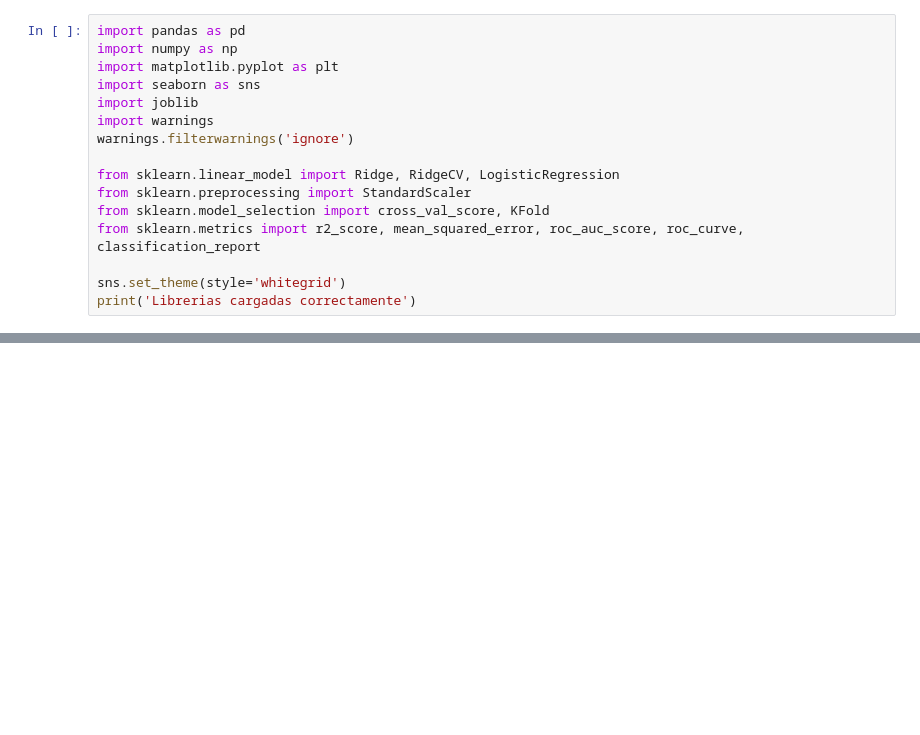
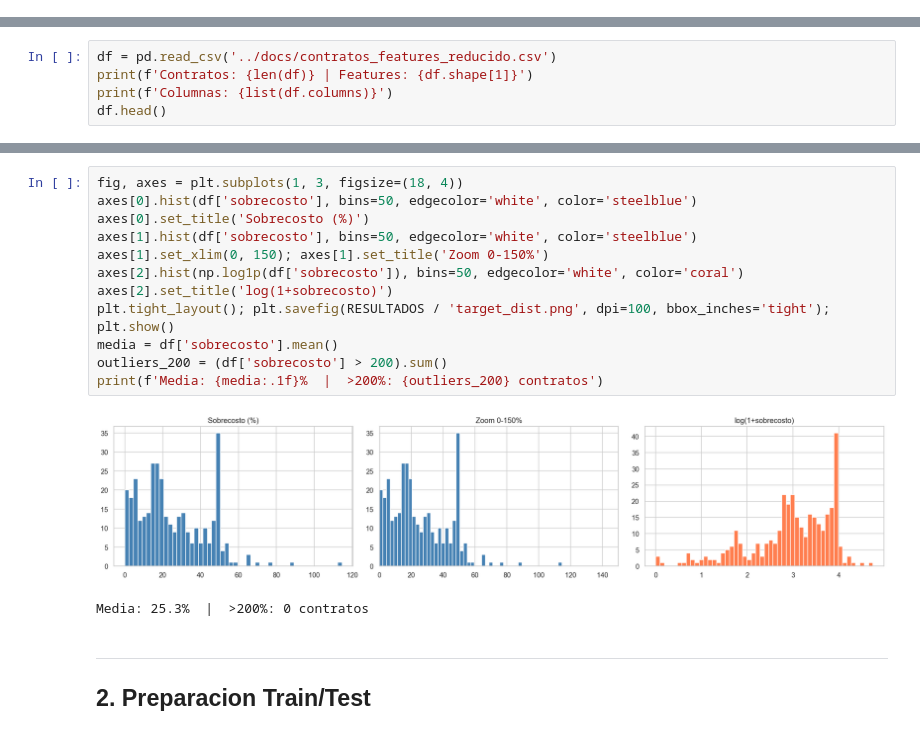
Before and after one commit to sanan1297/risk_project, a Jupyter notebook: estudio_modelos/modelo_final.ipynb, the cells around one changed output, grey strips where cells are left out. Saved outputs shown, nothing was run; the diff lists cells and outputs as text; blank space fills up the shorter version.

```diff
--- a/estudio_modelos/modelo_final.ipynb
+++ b/estudio_modelos/modelo_final.ipynb
@@ -15,16 +0,0 @@
-# %%
-import pandas as pd
-import numpy as np
-import matplotlib.pyplot as plt
-import seaborn as sns
-import joblib
-import warnings
-warnings.filterwarnings('ignore')
-
-from sklearn.linear_model import Ridge, RidgeCV, LogisticRegression
-from sklearn.preprocessing import StandardScaler
-from sklearn.model_selection import cross_val_score, KFold
-from sklearn.metrics import r2_score, mean_squared_error, roc_auc_score, roc_curve, classification_report
-
-sns.set_theme(style='whitegrid')
-print('Librerias cargadas correctamente')
@@ -330,0 +61,5 @@ Artefactos guardados en ../models
+# %%
+df = pd.read_csv('../docs/contratos_features_reducido.csv')
+print(f'Contratos: {len(df)} | Features: {df.shape[1]}')
+print(f'Columnas: {list(df.columns)}')
+df.head()
@@ -330,0 +76,18 @@ Artefactos guardados en ../models
+# %%
+fig, axes = plt.subplots(1, 3, figsize=(18, 4))
+axes[0].hist(df['sobrecosto'], bins=50, edgecolor='white', color='steelblue')
+axes[0].set_title('Sobrecosto (%)')
+axes[1].hist(df['sobrecosto'], bins=50, edgecolor='white', color='steelblue')
+axes[1].set_xlim(0, 150); axes[1].set_title('Zoom 0-150%')
+axes[2].hist(np.log1p(df['sobrecosto']), bins=50, edgecolor='white', color='coral')
+axes[2].set_title('log(1+sobrecosto)')
+plt.tight_layout(); plt.savefig(RESULTADOS / 'target_dist.png', dpi=100, bbox_inches='tight'); plt.show()
+media = df['sobrecosto'].mean()
+outliers_200 = (df['sobrecosto'] > 200).sum()
+print(f'Media: {media:.1f}%  |  >200%: {outliers_200} contratos')
+# %% [output]
+[figure, added]
+Media: 25.3%  |  >200%: 0 contratos
+# %% [markdown]
+---
+## 2. Preparacion Train/Test
```
Also changed, not shown: parts of 51 cells of this notebook, 4 other files.
